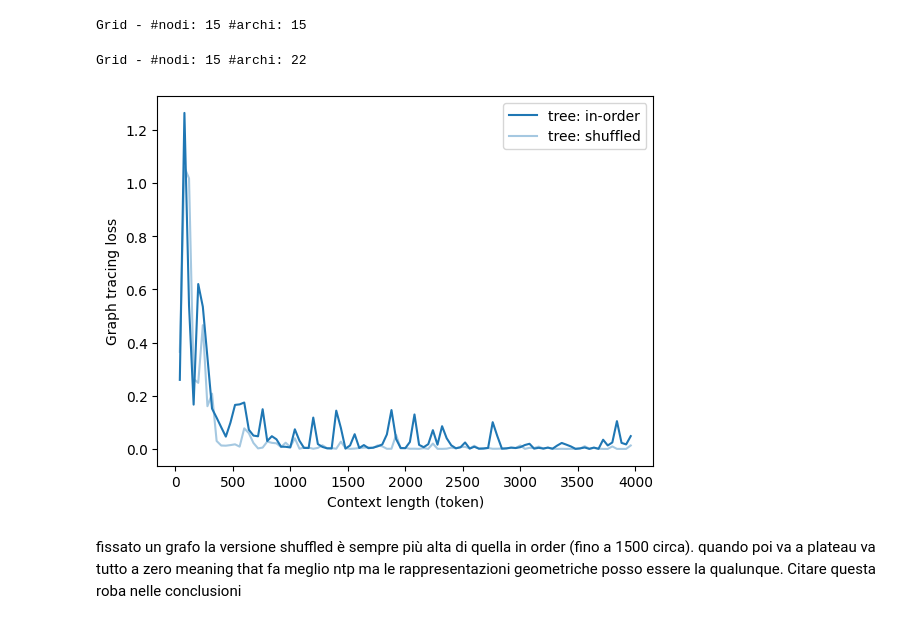
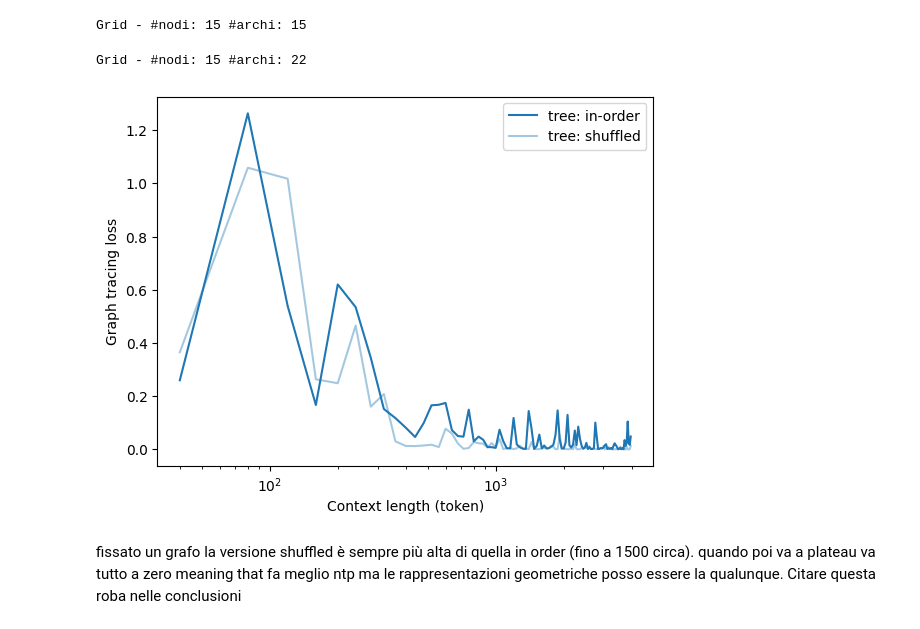
Before and after one commit to Project-Hindenburg/hico, a Jupyter notebook: notebooks/icl_loss.ipynb, the cells around one changed output. Cells and saved outputs as stored; diff of their text form; code cells hidden in the pictures.

```diff
--- a/notebooks/icl_loss.ipynb
+++ b/notebooks/icl_loss.ipynb
@@ -246,34 +246,35 @@ dfv = df.loc[mask].sort_values("length_tokens")
 grid_numbers_loss = dfv[["length_tokens", "loss_topk"]].copy().to_numpy()
 
 tree_color = "tab:blue"
 grid_color = "tab:orange"
 
 plt.figure()
 
 # TREE (stesso colore, uno più chiaro)
 plt.plot(tree_numbers_loss[:, 0], tree_numbers_loss[:, 1],
          label="tree: in-order", color=tree_color, alpha=1.0)
 plt.plot(shuffled_tree_numbers_loss[:, 0], shuffled_tree_numbers_loss[:, 1],
          label="tree: shuffled", color=tree_color, alpha=0.4)
 
 # # GRID (stesso colore, uno più chiaro)
 # plt.plot(grid_numbers_loss[:, 0], grid_numbers_loss[:, 1],
 #          label="grid: in-order", color=grid_color, alpha=1.0)
 # plt.plot(shuffled_grid_numbers_loss[:, 0], shuffled_grid_numbers_loss[:, 1],
 #          label="grid: shuffled", color=grid_color, alpha=0.4)
 
 # plt.plot(circle_numbers_loss[:80, 0], circle_numbers_loss[:80, 1],
 #          label="circle: in-order", color="tab:green", alpha=1.0)
 # plt.plot(shuffled_circle_numbers_loss[:80, 0], shuffled_circle_numbers_loss[:80, 1],
 #          label="circle: shuffled", color="tab:green", alpha=0.4)
 
 plt.legend()
 plt.xlabel("Context length (token)")
 plt.ylabel("Graph tracing loss")
+plt.xscale("log")
 plt.show()
 # %% [output]
 Grid - #nodi: 15 #archi: 22
-[figure, old version]
+[figure, new version]
 # %% [markdown]
 fissato un grafo la versione shuffled è sempre più alta di quella in order (fino a 1500 circa). quando poi va a plateau va tutto a zero meaning that fa meglio ntp ma le rappresentazioni geometriche posso essere la qualunque. Citare questa roba nelle conclusioni
 # %%
```
Also changed, not shown: 25 other files.
